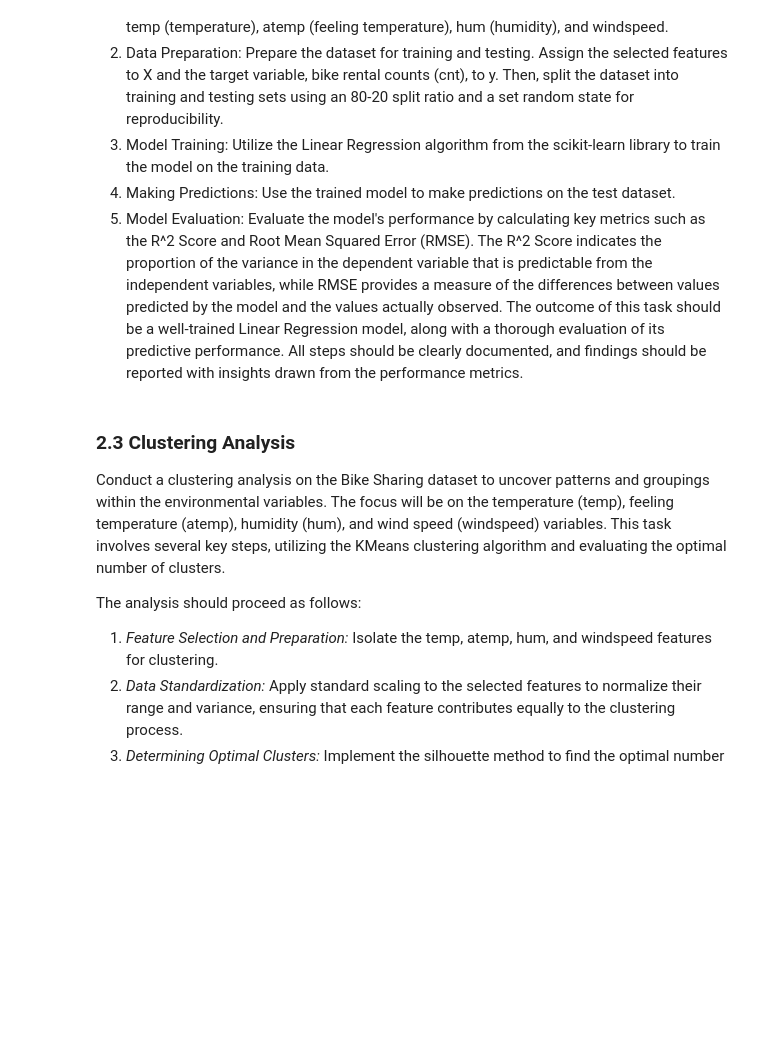
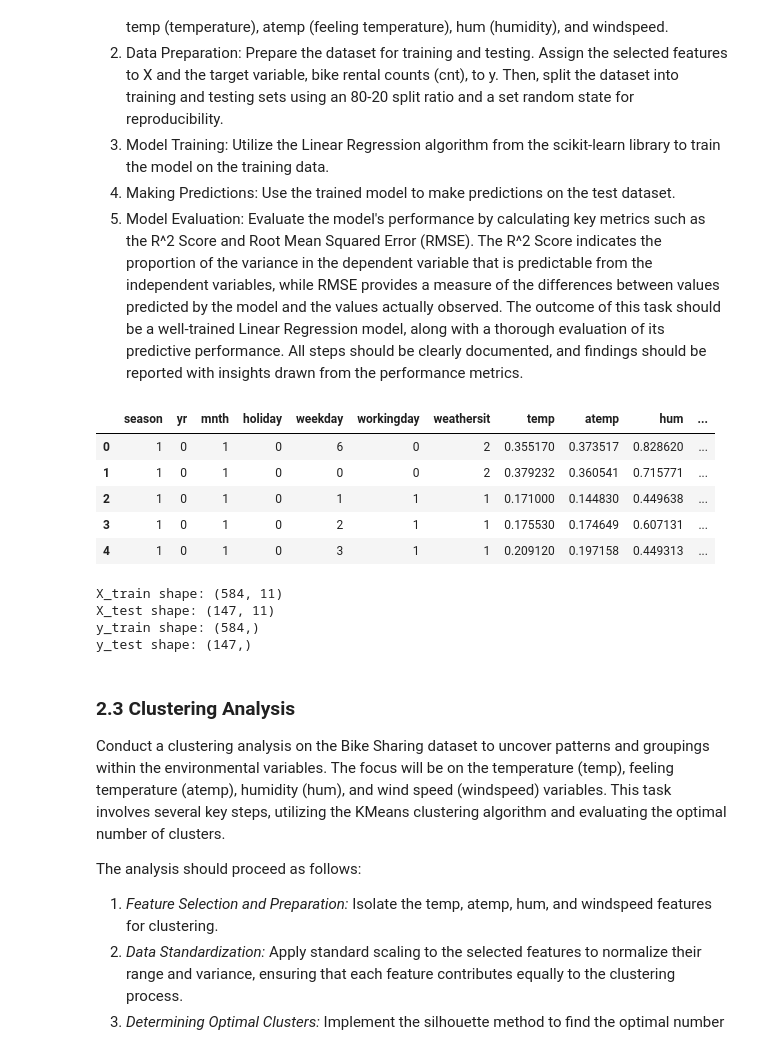
Before and after one commit to 3p10/Bike-Sharing-Dataset, a Jupyter notebook: Bike Sharing.ipynb, the cells around one changed output. Cells and saved outputs as stored; diff of their text form; code cells hidden in the pictures; blank space fills up the shorter version.

```diff
--- a/Bike Sharing.ipynb
+++ b/Bike Sharing.ipynb
@@ -517,6 +517,40 @@ The detailed steps to be followed in this task are:
 4. Making Predictions: Use the trained model to make predictions on the test dataset.
 5. Model Evaluation: Evaluate the model's performance by calculating key metrics such as the R^2 Score and Root Mean Squared Error (RMSE). The R^2 Score indicates the proportion of the variance in the dependent variable that is predictable from the independent variables, while RMSE provides a measure of the differences between values predicted by the model and the values actually observed.
 The outcome of this task should be a well-trained Linear Regression model, along with a thorough evaluation of its predictive performance. All steps should be clearly documented, and findings should be reported with insights drawn from the performance metrics.
+# %%
+# List of predictor variables
+predictor_variables = ['season', 'yr', 'mnth', 'holiday', 'weekday', 'workingday', 'weathersit', 'temp', 'atemp', 'hum', 'windspeed']
+
+# Create a new DataFrame with the selected predictor variables
+predictors_df = df[predictor_variables]
+
+
+predictors_df.head()
+# %% [output]
+|  | season | yr | mnth | holiday | weekday | workingday | weathersit | temp | atemp | hum | ... |
+| 0 | 1 | 0 | 1 | 0 | 6 | 0 | 2 | 0.355170 | 0.373517 | 0.828620 | ... |
+| 1 | 1 | 0 | 1 | 0 | 0 | 0 | 2 | 0.379232 | 0.360541 | 0.715771 | ... |
+| 2 | 1 | 0 | 1 | 0 | 1 | 1 | 1 | 0.171000 | 0.144830 | 0.449638 | ... |
+| 3 | 1 | 0 | 1 | 0 | 2 | 1 | 1 | 0.175530 | 0.174649 | 0.607131 | ... |
+| 4 | 1 | 0 | 1 | 0 | 3 | 1 | 1 | 0.209120 | 0.197158 | 0.449313 | ... |
+# %%
+# Now we are approaching the data prepartaion for linear regression
+X = predictors_df
+y = df['cnt']  # Assuming 'cnt' is the target variable
+
+# Splitting the dataset into training and testing sets
+X_train, X_test, y_train, y_test = train_test_split(X, y, test_size=0.2, random_state=42)
+
+# Display the shapes of the training and testing sets
+print("X_train shape:", X_train.shape)
+print("X_test shape:", X_test.shape)
+print("y_train shape:", y_train.shape)
+print("y_test shape:", y_test.shape)
+# %% [output]
+X_train shape: (584, 11)
+X_test shape: (147, 11)
+y_train shape: (584,)
+y_test shape: (147,)
 # %% [markdown]
 ### 2.3 Clustering Analysis
 Conduct a clustering analysis on the Bike Sharing dataset to uncover patterns and groupings within the environmental variables. The focus will be on the temperature (temp), feeling temperature (atemp), humidity (hum), and wind speed (windspeed) variables. This task involves several key steps, utilizing the KMeans clustering algorithm and evaluating the optimal number of clusters.
```
